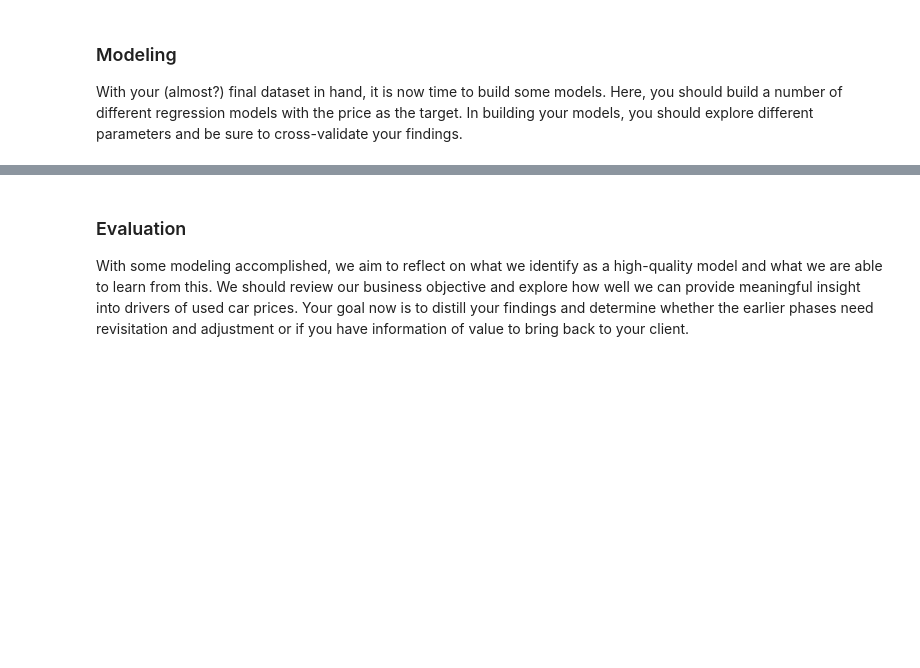
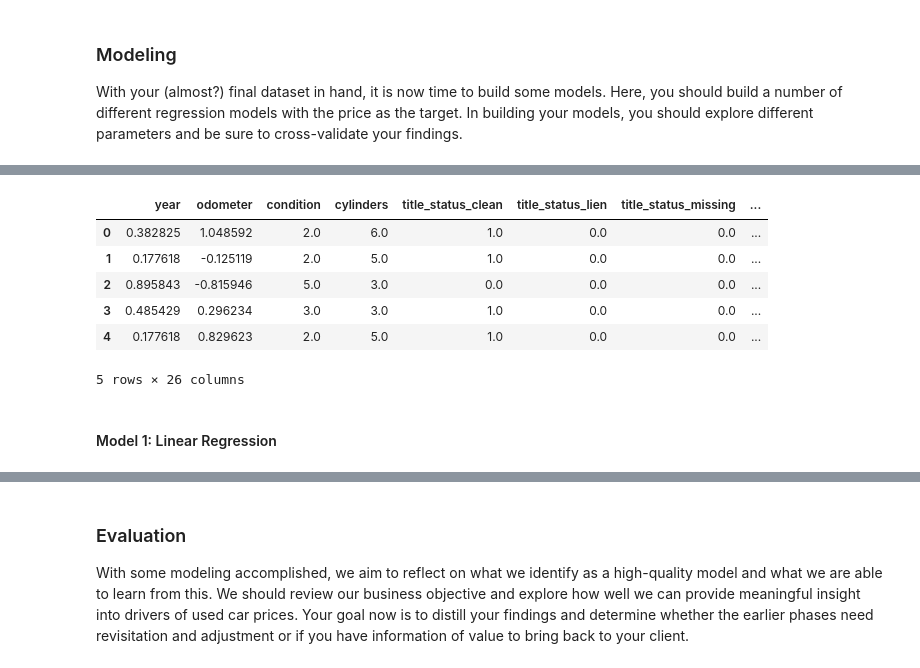
Before and after one commit to JunGaoca/usedCarPricePrediction, a Jupyter notebook: used-car-price-prediction.ipynb, the cells around one changed output, grey strips where cells are left out. Saved outputs shown, nothing was run; the diff lists cells and outputs as text; code cells hidden in the pictures; blank space fills up the shorter version.

```diff
--- a/used-car-price-prediction.ipynb
+++ b/used-car-price-prediction.ipynb
@@ -416,0 +425,3 @@ With your (almost?) final dataset in hand, it is now time to build some models.
+# %%
+# Divide the dataset into train/test
+X_train, X_test, y_train, y_test = train_test_split(X, y, test_size=0.2, random_state=42, shuffle=True)
@@ -416,0 +481,5 @@ With your (almost?) final dataset in hand, it is now time to build some models.
+# %%
+# Define numerical and categorical features
+numerical_columns = ['year', 'odometer']
+ordinal_columns = ['condition', 'cylinders']
+nominal_columns = ['title_status', 'transmission', 'type']
@@ -416,0 +489,13 @@ With your (almost?) final dataset in hand, it is now time to build some models.
+# %%
+# Create a preprocessor that applies both one-hot and ordinal encoding for categorical variables
+# and scaling for numerical variables
+
+preprocessor = ColumnTransformer(
+    transformers=[
+        ('num', StandardScaler(), numerical_columns),
+        ('ordinal', OrdinalEncoder(), ordinal_columns),
+        ('nominal', OneHotEncoder(sparse_output=False), nominal_columns)
+    ])
+# %%
+X_train_processed = preprocessor.fit_transform(X_train)
+X_test_processed = preprocessor.transform(X_test)
@@ -416,0 +518,16 @@ With your (almost?) final dataset in hand, it is now time to build some models.
+# %%
+name_nominal_columns = preprocessor.named_transformers_['nominal'].get_feature_names_out(nominal_columns)
+name_all_columns = numerical_columns + ordinal_columns + list(name_nominal_columns)
+
+X_train_processed_df = pd.DataFrame(X_train_processed, columns=name_all_columns)
+X_train_processed_df.head()
+# %% [output]
+|  | year | odometer | condition | cylinders | title_status_clean | title_status_lien | title_status_missing | ... |
+| 0 | 0.382825 | 1.048592 | 2.0 | 6.0 | 1.0 | 0.0 | 0.0 | ... |
+| 1 | 0.177618 | -0.125119 | 2.0 | 5.0 | 1.0 | 0.0 | 0.0 | ... |
+| 2 | 0.895843 | -0.815946 | 5.0 | 3.0 | 0.0 | 0.0 | 0.0 | ... |
+| 3 | 0.485429 | 0.296234 | 3.0 | 3.0 | 1.0 | 0.0 | 0.0 | ... |
+| 4 | 0.177618 | 0.829623 | 2.0 | 5.0 | 1.0 | 0.0 | 0.0 | ... |
+5 rows × 26 columns
+# %% [markdown]
+#### Model 1: Linear Regression
```
Also changed, not shown: parts of 38 cells of this notebook, 1 other file.
